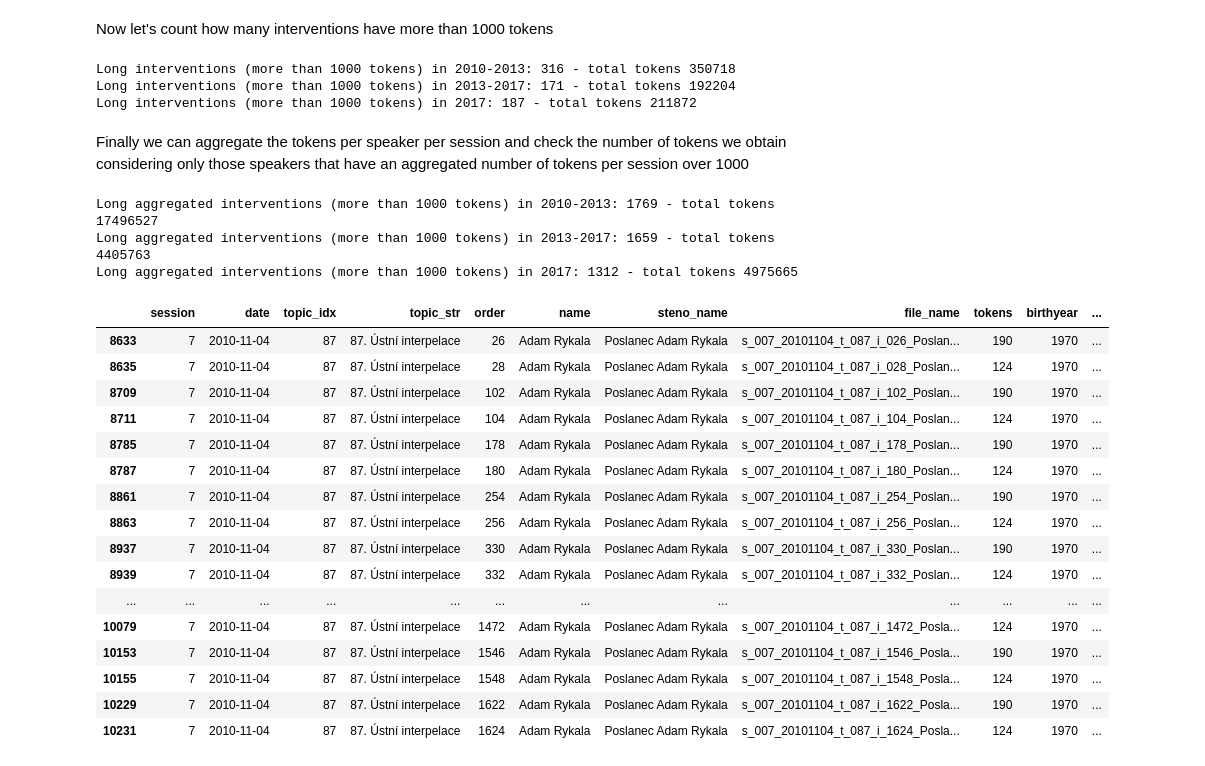
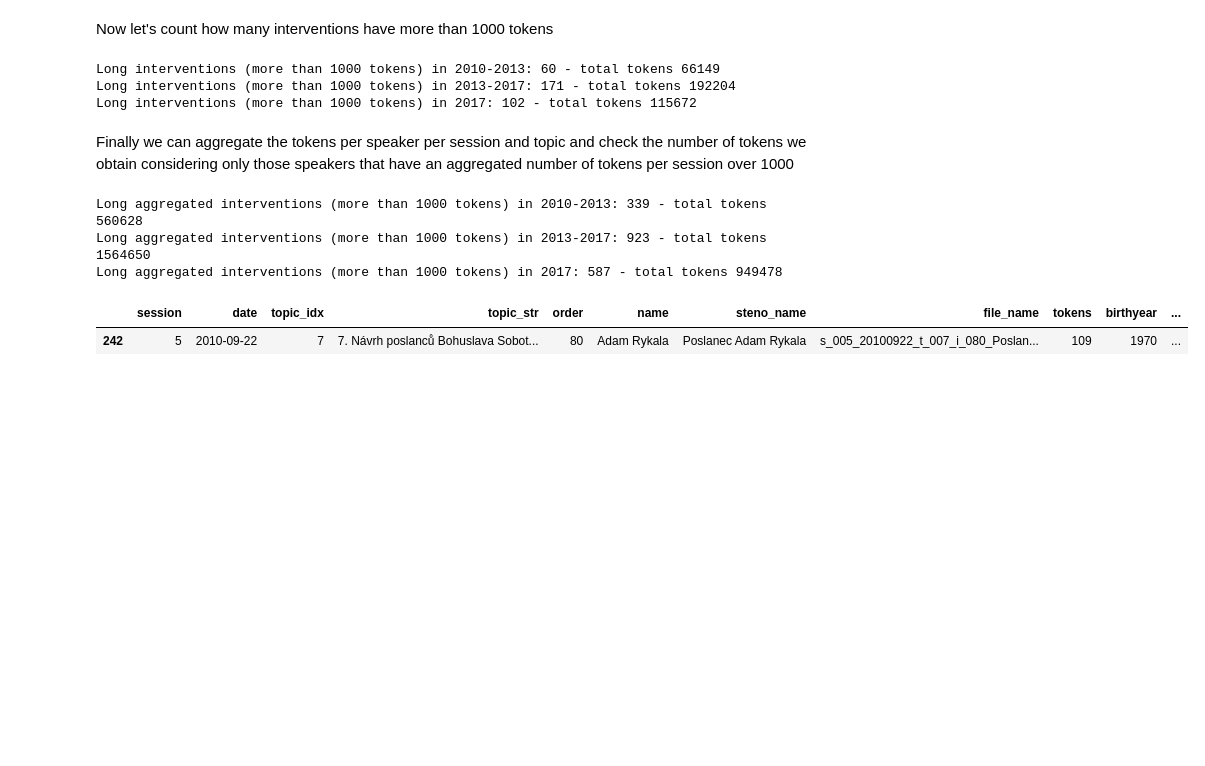
Before and after one commit to mbercas/psp_cz, a Jupyter notebook: 1_analysing_downloaded_data.ipynb, the cells around one changed output. Cells and saved outputs as stored; diff of their text form; code cells hidden in the pictures; blank space fills up the shorter version.

```diff
--- a/1_analysing_downloaded_data.ipynb
+++ b/1_analysing_downloaded_data.ipynb
@@ -50,0 +51,27 @@ For 2013-2017 we have 29067 files
+# %%
+dup_count = df2010.duplicated(["session", "topic_idx", "text"]).sum()
+if dup_count > 0:
+    print(f"WARNING: found {dup_count} dupplicates in data set df2010")
+    print("          Correcting...")
+    df2010 = df2010.drop_duplicates(["session", "topic_idx", "text"], keep='first')
+    print(f"  {df2010.duplicated(['session', 'topic_idx', 'text']).sum()} dupplicates in data set {name} after correction")
+else:
+        print(f"No dupplicates in data set df2010")
+
+dup_count = df2013.duplicated(["session", "topic_idx", "text"]).sum()
+if dup_count > 0:
+    print(f"WARNING: found {dup_count} dupplicates in data set df2013")
+    print("          Correcting...")
+    df2013 = df2013.drop_duplicates(["session", "topic_idx", "text"], keep='first')
+    print(f"  {df2013.duplicated(['session', 'topic_idx', 'text']).sum()} dupplicates in data set {name} after correction")
+else:
+        print(f"No dupplicates in data set df2013")
+
+dup_count = df2017.duplicated(["session", "topic_idx", "text"]).sum()
+if dup_count > 0:
+    print(f"WARNING: found {dup_count} dupplicates in data set df2017")
+    print("         Correcting...")
+    df2017 = df2017.drop_duplicates(["session", "topic_idx", "text"], keep='first')
+    print(f"  {df2017.duplicated(['session', 'topic_idx', 'text']).sum()} dupplicates in data set {name} after correction")
+else:
+        print(f"No dupplicates in data set df2017")
@@ -198,16 +237,16 @@ print(f"Long interventions (more than {limit} tokens) in 2010-2013: {long2010} -
 print(f"Long interventions (more than {limit} tokens) in 2013-2017: {long2013} - total tokens {long2013_tokens} ")
 print(f"Long interventions (more than {limit} tokens) in 2017: {long2017} - total tokens {long2017_tokens}")
 # %% [output]
-Long interventions (more than 1000 tokens) in 2010-2013: 316 - total tokens 350718
+Long interventions (more than 1000 tokens) in 2010-2013: 60 - total tokens 66149
 Long interventions (more than 1000 tokens) in 2013-2017: 171 - total tokens 192204
-Long interventions (more than 1000 tokens) in 2017: 187 - total tokens 211872
+Long interventions (more than 1000 tokens) in 2017: 102 - total tokens 115672
 # %% [markdown]
-Finally we can aggregate the tokens per speaker per session and check the number of tokens we obtain considering only those speakers that have an aggregated number of tokens per session over 1000
+Finally we can aggregate the tokens per speaker per session and topic and check the number of tokens we obtain considering only those speakers that have an aggregated number of tokens per session over 1000
 # %%
 limit = 1000
-grp2010 = df2010.groupby(by=["name", "session"])
-grp2013 = df2013.groupby(by=["name", "session"])
-grp2017 = df2017.groupby(by=["name", "session"])
+grp2010 = df2010.groupby(by=["name", "session", "topic_idx"])
+grp2013 = df2013.groupby(by=["name", "session", "topic_idx"])
+grp2017 = df2017.groupby(by=["name", "session", "topic_idx"])
 long2010 = grp2010["tokens"].sum()[ grp2010["tokens"].sum() > limit ].count()
 long2010_tokens = grp2010["tokens"].sum()[ grp2010["tokens"].sum() > limit].sum()
 long2013 = grp2013["tokens"].sum()[ grp2013["tokens"].sum() > limit ].count()
@@ -218,27 +257,13 @@ print(f"Long aggregated interventions (more than {limit} tokens) in 2010-2013: {
 print(f"Long aggregated interventions (more than {limit} tokens) in 2013-2017: {long2013} - total tokens {long2013_tokens}")
 print(f"Long aggregated interventions (more than {limit} tokens) in 2017: {long2017} - total tokens {long2017_tokens}")
 # %% [output]
-Long aggregated interventions (more than 1000 tokens) in 2010-2013: 1769 - total tokens 17496527
-Long aggregated interventions (more than 1000 tokens) in 2013-2017: 1659 - total tokens 4405763
-Long aggregated interventions (more than 1000 tokens) in 2017: 1312 - total tokens 4975665
+Long aggregated interventions (more than 1000 tokens) in 2010-2013: 339 - total tokens 560628
+Long aggregated interventions (more than 1000 tokens) in 2013-2017: 923 - total tokens 1564650
+Long aggregated interventions (more than 1000 tokens) in 2017: 587 - total tokens 949478
 # %%
-
-df2010.iloc[grp2010["tokens"].groups[('Adam Rykala',7)]]
+# Uncomment next line to see all groups
+# grp2010["tokens"].groups
+df2010.iloc[grp2010["tokens"].groups[('Adam Rykala', 5, 7)]]
 # %% [output]
 |  | session | date | topic_idx | topic_str | order | name | steno_name | file_name | tokens | birthyear | ... |
-| 8633 | 7 | 2010-11-04 | 87 | 87. Ústní interpelace | 26 | Adam Rykala | Poslanec Adam Rykala | s_007_20101104_t_087_i_026_Poslan... | 190 | 1970 | ... |
-| 8635 | 7 | 2010-11-04 | 87 | 87. Ústní interpelace | 28 | Adam Rykala | Poslanec Adam Rykala | s_007_20101104_t_087_i_028_Poslan... | 124 | 1970 | ... |
-| 8709 | 7 | 2010-11-04 | 87 | 87. Ústní interpelace | 102 | Adam Rykala | Poslanec Adam Rykala | s_007_20101104_t_087_i_102_Poslan... | 190 | 1970 | ... |
-| 8711 | 7 | 2010-11-04 | 87 | 87. Ústní interpelace | 104 | Adam Rykala | Poslanec Adam Rykala | s_007_20101104_t_087_i_104_Poslan... | 124 | 1970 | ... |
-| 8785 | 7 | 2010-11-04 | 87 | 87. Ústní interpelace | 178 | Adam Rykala | Poslanec Adam Rykala | s_007_20101104_t_087_i_178_Poslan... | 190 | 1970 | ... |
-| 8787 | 7 | 2010-11-04 | 87 | 87. Ústní interpelace | 180 | Adam Rykala | Poslanec Adam Rykala | s_007_20101104_t_087_i_180_Poslan... | 124 | 1970 | ... |
-| 8861 | 7 | 2010-11-04 | 87 | 87. Ústní interpelace | 254 | Adam Rykala | Poslanec Adam Rykala | s_007_20101104_t_087_i_254_Poslan... | 190 | 1970 | ... |
-| 8863 | 7 | 2010-11-04 | 87 | 87. Ústní interpelace | 256 | Adam Rykala | Poslanec Adam Rykala | s_007_20101104_t_087_i_256_Poslan... | 124 | 1970 | ... |
-| 8937 | 7 | 2010-11-04 | 87 | 87. Ústní interpelace | 330 | Adam Rykala | Poslanec Adam Rykala | s_007_20101104_t_087_i_330_Poslan... | 190 | 1970 | ... |
-| 8939 | 7 | 2010-11-04 | 87 | 87. Ústní interpelace | 332 | Adam Rykala | Poslanec Adam Rykala | s_007_20101104_t_087_i_332_Poslan... | 124 | 1970 | ... |
-| ... | ... | ... | ... | ... | ... | ... | ... | ... | ... | ... | ... |
-| 10079 | 7 | 2010-11-04 | 87 | 87. Ústní interpelace | 1472 | Adam Rykala | Poslanec Adam Rykala | s_007_20101104_t_087_i_1472_Posla... | 124 | 1970 | ... |
-| 10153 | 7 | 2010-11-04 | 87 | 87. Ústní interpelace | 1546 | Adam Rykala | Poslanec Adam Rykala | s_007_20101104_t_087_i_1546_Posla... | 190 | 1970 | ... |
-| 10155 | 7 | 2010-11-04 | 87 | 87. Ústní interpelace | 1548 | Adam Rykala | Poslanec Adam Rykala | s_007_20101104_t_087_i_1548_Posla... | 124 | 1970 | ... |
-| 10229 | 7 | 2010-11-04 | 87 | 87. Ústní interpelace | 1622 | Adam Rykala | Poslanec Adam Rykala | s_007_20101104_t_087_i_1622_Posla... | 190 | 1970 | ... |
-| 10231 | 7 | 2010-11-04 | 87 | 87. Ústní interpelace | 1624 | Adam Rykala | Poslanec Adam Rykala | s_007_20101104_t_087_i_1624_Posla... | 124 | 1970 | ... |
+| 242 | 5 | 2010-09-22 | 7 | 7. Návrh poslanců Bohuslava Sobot... | 80 | Adam Rykala | Poslanec Adam Rykala | s_005_20100922_t_007_i_080_Poslan... | 109 | 1970 | ... |
```
Also changed, not shown: parts of 8 cells of this notebook.
